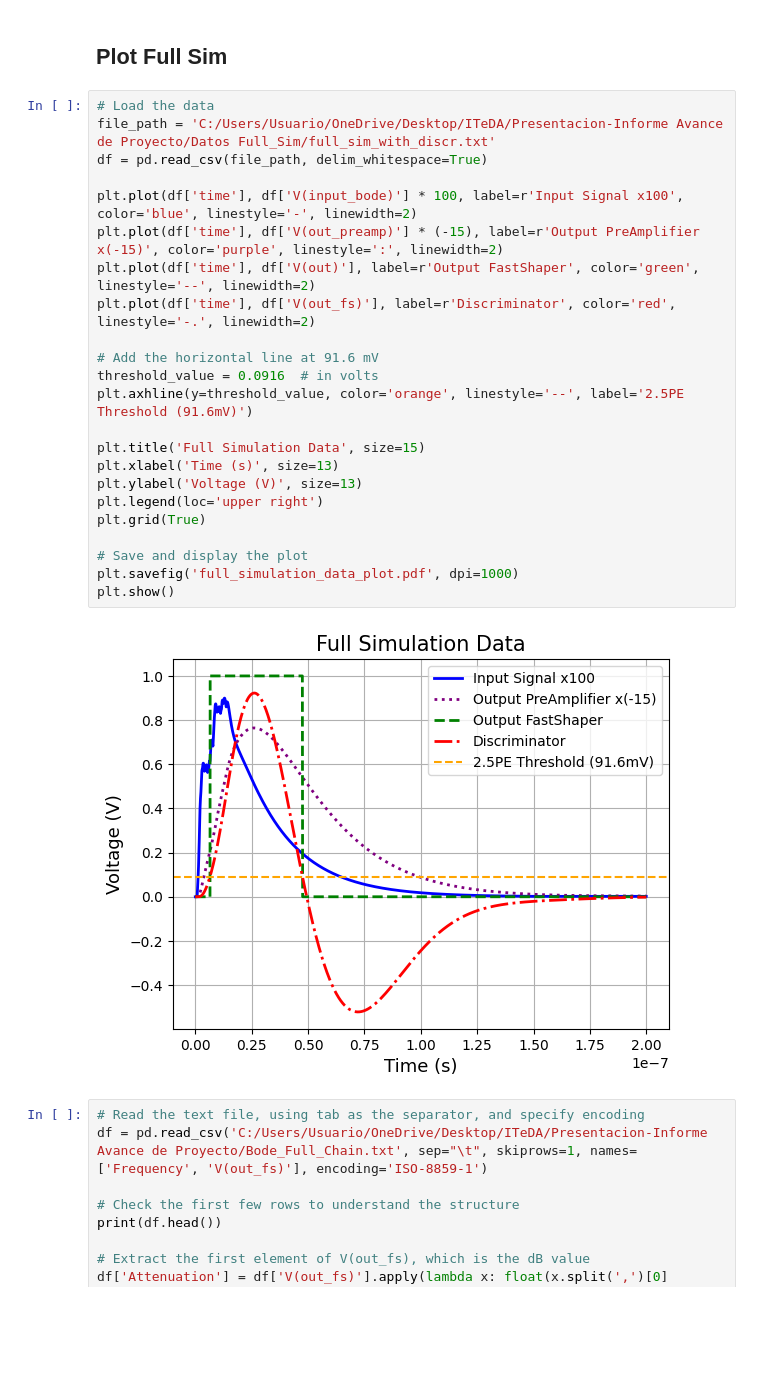
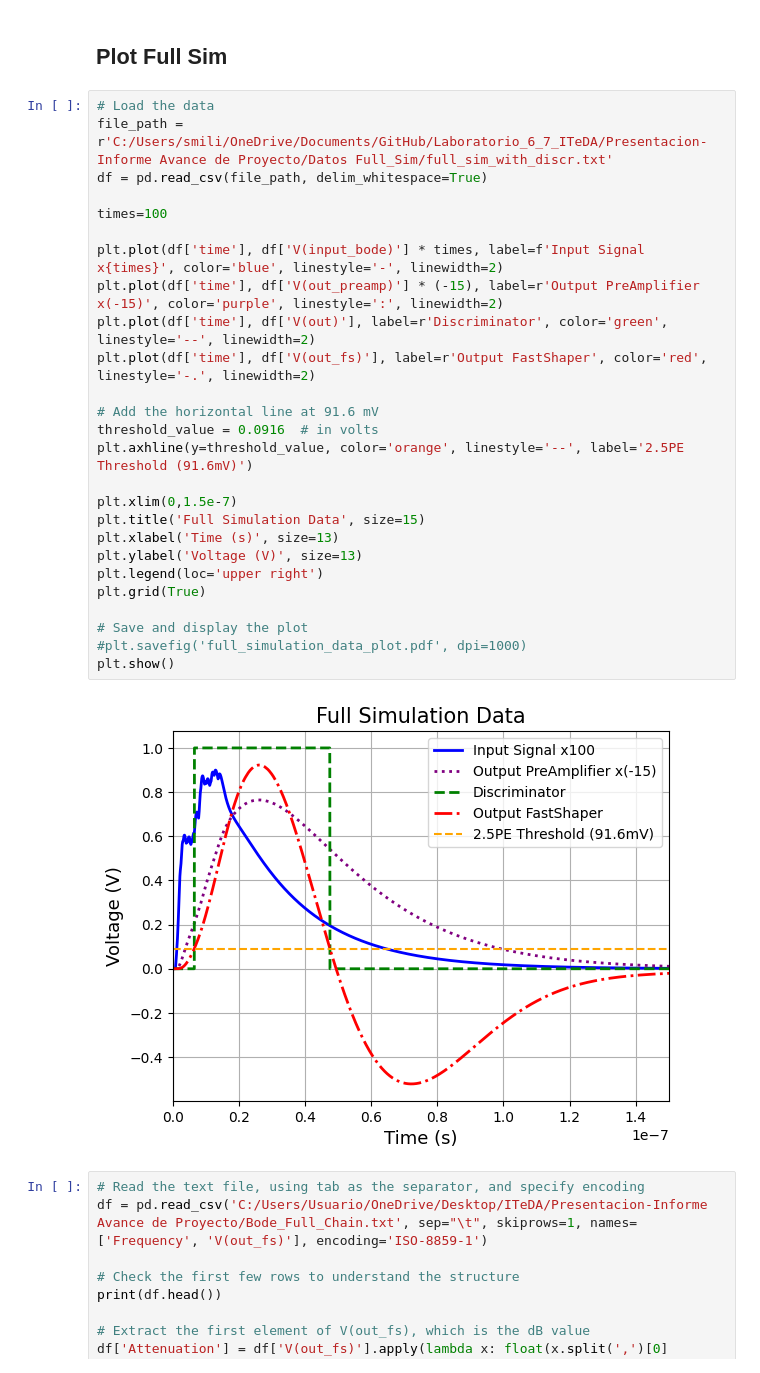
Before and after one commit to Lautaro-Silva/Laboratorio_6_7_ITeDA, a Jupyter notebook: plotter_para_presentacion.ipynb, the cells around one changed output. Drawn from its saved outputs; the diff is of its cells as text; blank space fills up the shorter version.

```diff
--- a/plotter_para_presentacion.ipynb
+++ b/plotter_para_presentacion.ipynb
@@ -570,29 +570,32 @@ plt.show()
 ## Plot Full Sim
 # %%
 # Load the data
-file_path = 'C:/Users/Usuario/OneDrive/Desktop/ITeDA/Presentacion-Informe Avance de Proyecto/Datos Full_Sim/full_sim_with_discr.txt'
+file_path = r'C:/Users/smili/OneDrive/Documents/GitHub/Laboratorio_6_7_ITeDA/Presentacion-Informe Avance de Proyecto/Datos Full_Sim/full_sim_with_discr.txt'
 df = pd.read_csv(file_path, delim_whitespace=True)
 
-plt.plot(df['time'], df['V(input_bode)'] * 100, label=r'Input Signal x100', color='blue', linestyle='-', linewidth=2)
+times=100
+
+plt.plot(df['time'], df['V(input_bode)'] * times, label=f'Input Signal x{times}', color='blue', linestyle='-', linewidth=2)
 plt.plot(df['time'], df['V(out_preamp)'] * (-15), label=r'Output PreAmplifier x(-15)', color='purple', linestyle=':', linewidth=2)
-plt.plot(df['time'], df['V(out)'], label=r'Output FastShaper', color='green', linestyle='--', linewidth=2)
-plt.plot(df['time'], df['V(out_fs)'], label=r'Discriminator', color='red', linestyle='-.', linewidth=2)
+plt.plot(df['time'], df['V(out)'], label=r'Discriminator', color='green', linestyle='--', linewidth=2)
+plt.plot(df['time'], df['V(out_fs)'], label=r'Output FastShaper', color='red', linestyle='-.', linewidth=2)
 
 # Add the horizontal line at 91.6 mV
 threshold_value = 0.0916  # in volts
 plt.axhline(y=threshold_value, color='orange', linestyle='--', label='2.5PE Threshold (91.6mV)')
 
+plt.xlim(0,1.5e-7)
 plt.title('Full Simulation Data', size=15)
 plt.xlabel('Time (s)', size=13)
 plt.ylabel('Voltage (V)', size=13)
 plt.legend(loc='upper right')
 plt.grid(True)
 
 # Save and display the plot
-plt.savefig('full_simulation_data_plot.pdf', dpi=1000)
+#plt.savefig('full_simulation_data_plot.pdf', dpi=1000)
 plt.show()
 # %% [output]
-[figure, old version]
+[figure, new version]
 # %%
 # Read the text file, using tab as the separator, and specify encoding
 df = pd.read_csv('C:/Users/Usuario/OneDrive/Desktop/ITeDA/Presentacion-Informe Avance de Proyecto/Bode_Full_Chain.txt', sep="\t", skiprows=1, names=['Frequency', 'V(out_fs)'], encoding='ISO-8859-1')
```
Also changed, not shown: 31 other files.
